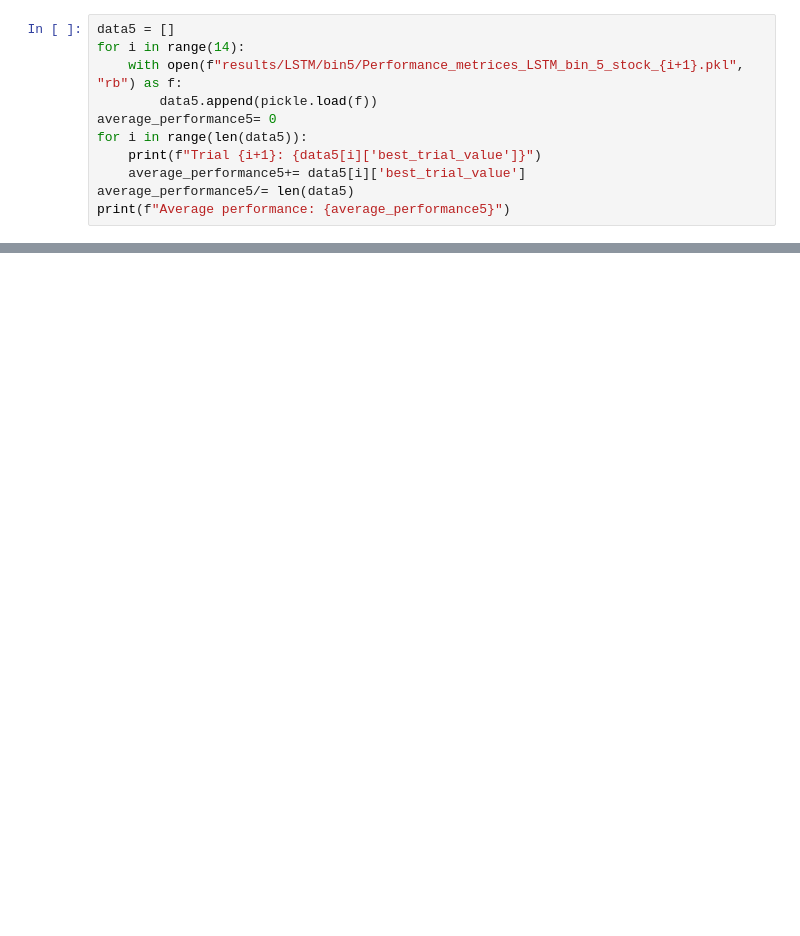
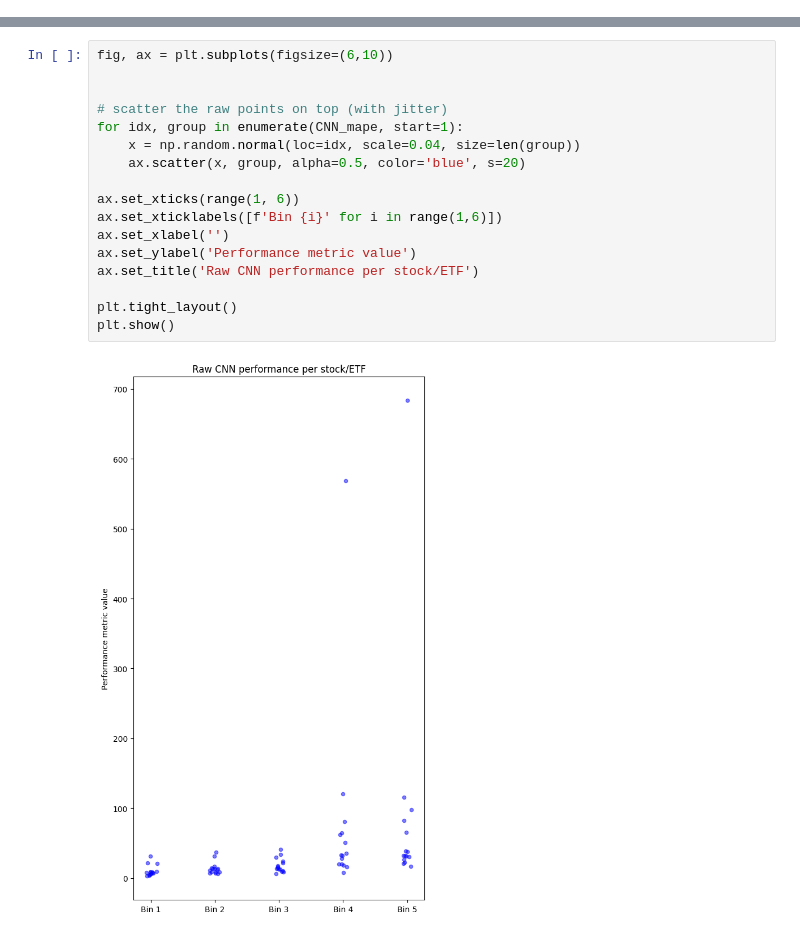
Before and after one commit to JAPARK10/BachelorsThesis, a Jupyter notebook: results_analysis.ipynb, the cells around one changed output, grey strips where cells are left out. Saved outputs shown, nothing was run; the diff lists cells and outputs as text; blank space fills up the shorter version.

```diff
--- a/results_analysis.ipynb
+++ b/results_analysis.ipynb
@@ -106,11 +5,0 @@ Average performance: 20.363579559326173
-# %%
-data5 = []
-for i in range(14):
-    with open(f"results/LSTM/bin5/Performance_metrices_LSTM_bin_5_stock_{i+1}.pkl", "rb") as f:
-        data5.append(pickle.load(f))
-average_performance5= 0
-for i in range(len(data5)):
-    print(f"Trial {i+1}: {data5[i]['best_trial_value']}")
-    average_performance5+= data5[i]['best_trial_value']
-average_performance5/= len(data5)
-print(f"Average performance: {average_performance5}")
@@ -156,0 +66,19 @@ plt.show()
+# %%
+fig, ax = plt.subplots(figsize=(6,10))
+
+
+# scatter the raw points on top (with jitter)
+for idx, group in enumerate(CNN_mape, start=1):
+    x = np.random.normal(loc=idx, scale=0.04, size=len(group))
+    ax.scatter(x, group, alpha=0.5, color='blue', s=20)
+
+ax.set_xticks(range(1, 6))
+ax.set_xticklabels([f'Bin {i}' for i in range(1,6)])
+ax.set_xlabel('')
+ax.set_ylabel('Performance metric value')
+ax.set_title('Raw CNN performance per stock/ETF')
+
+plt.tight_layout()
+plt.show()
+# %% [output]
+[figure, added]
```
Also changed, not shown: parts of 15 cells of this notebook, 11 other files.
